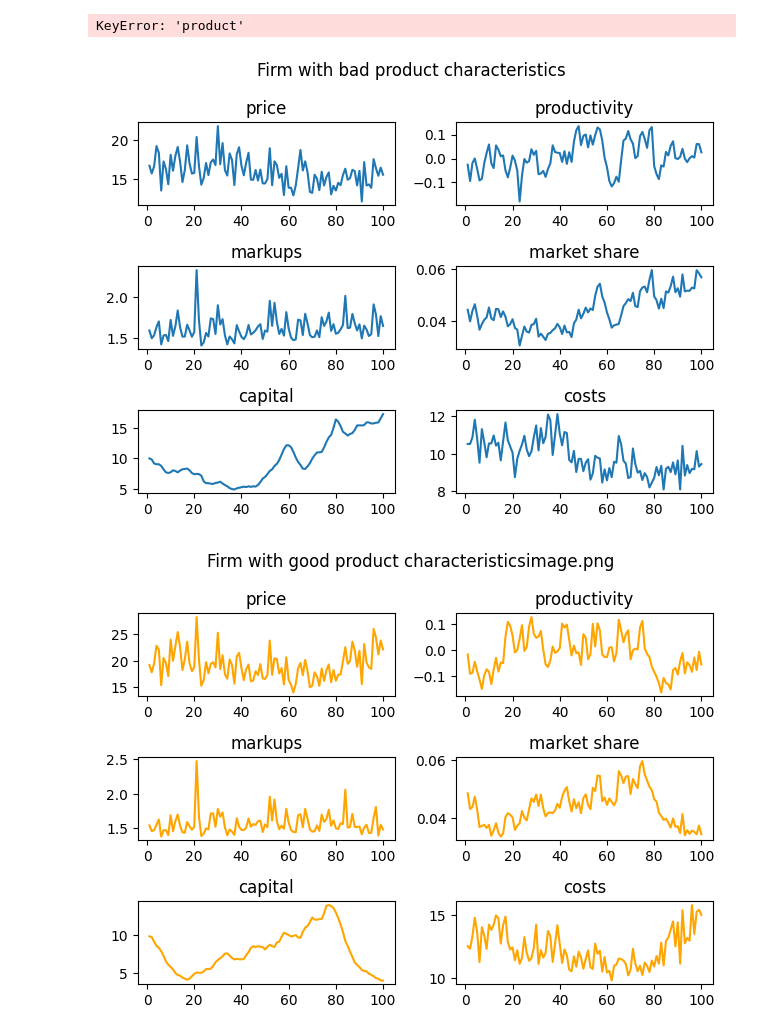
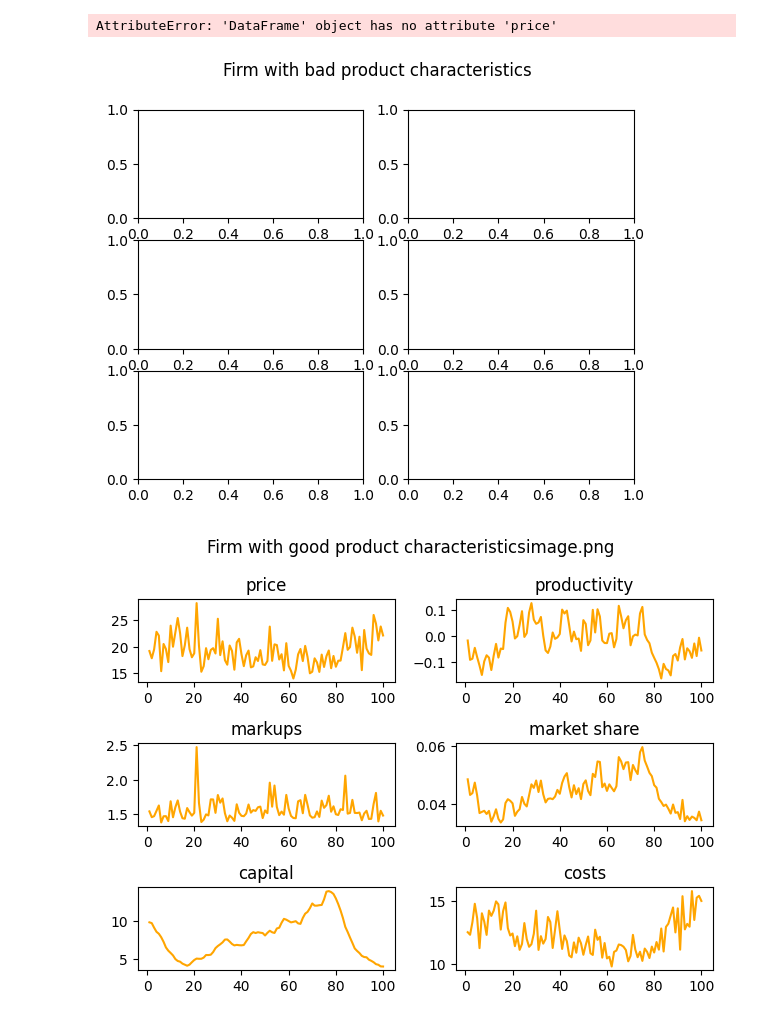
Before and after one commit to anuscabc/markdown_estimation, a Jupyter notebook: plots/plot_single_run_integrated.ipynb, the cells around one changed output. Saved outputs shown, nothing was run; the diff lists cells and outputs as text; code cells hidden in the pictures.

```diff
--- a/plots/plot_single_run_integrated.ipynb
+++ b/plots/plot_single_run_integrated.ipynb
@@ -64,34 +64,33 @@ plt.show()
 # %%
 # df_cc = pd.read_csv('../data/market_constant_cost100.csv')
-df_grouped_cc = df.groupby('product')
+df_grouped_cc = df.groupby('firm_ids')
 # Look at the firm with bad product charactristics
 group1_cc = df_grouped_cc.get_group(2)
 # Look at a firm with good product characteristics
 group4_cc = df_grouped_cc.get_group(4)
-# %% [output]
-KeyError: 'product'
 # %%
 fig, [[ax1, ax2], [ax3, ax4], [ax5, ax6]] = plt.subplots(3, 2)
 fig.suptitle(f'Firm with bad product characteristics')
 
-ax1.plot(group1_cc.time, group1_cc.price)
-ax2.plot(group1_cc.time, group1_cc.productivity)
-ax3.plot(group1_cc.time, group1_cc.markups)
-ax4.plot(group1_cc.time, group1_cc.mshare)
-ax5.plot(group1_cc.time, group1_cc.capital)
-ax6.plot(group1_cc.time, group1_cc.marginal_cost)
+ax1.plot(group1_cc.market_ids, group1_cc.price)
+ax2.plot(group1_cc.market_ids, group1_cc.productivity)
+ax3.plot(group1_cc.market_ids, group1_cc.markups)
+ax4.plot(group1_cc.market_ids, group1_cc.mshare)
+ax5.plot(group1_cc.market_ids, group1_cc.capital)
+ax6.plot(group1_cc.market_ids, group1_cc.marginal_cost)
 
 ax1.set_title('price')
 ax2.set_title('productivity')
 ax3.set_title('markups')
 ax4.set_title('market share')
 ax5.set_title('capital')
 ax6.set_title('costs')
 
 plt.tight_layout()
 plt.show()
 # %% [output]
+AttributeError: 'DataFrame' object has no attribute 'price'
-[figure, old version]
+[figure, new version]
 # %%
 fig, [[ax1, ax2], [ax3, ax4], [ax5, ax6]] = plt.subplots(3, 2)
 fig.suptitle(f'Firm with good product characteristicsimage.png')
```
Also changed, not shown: parts of 4 cells of this notebook, 3 other files.
